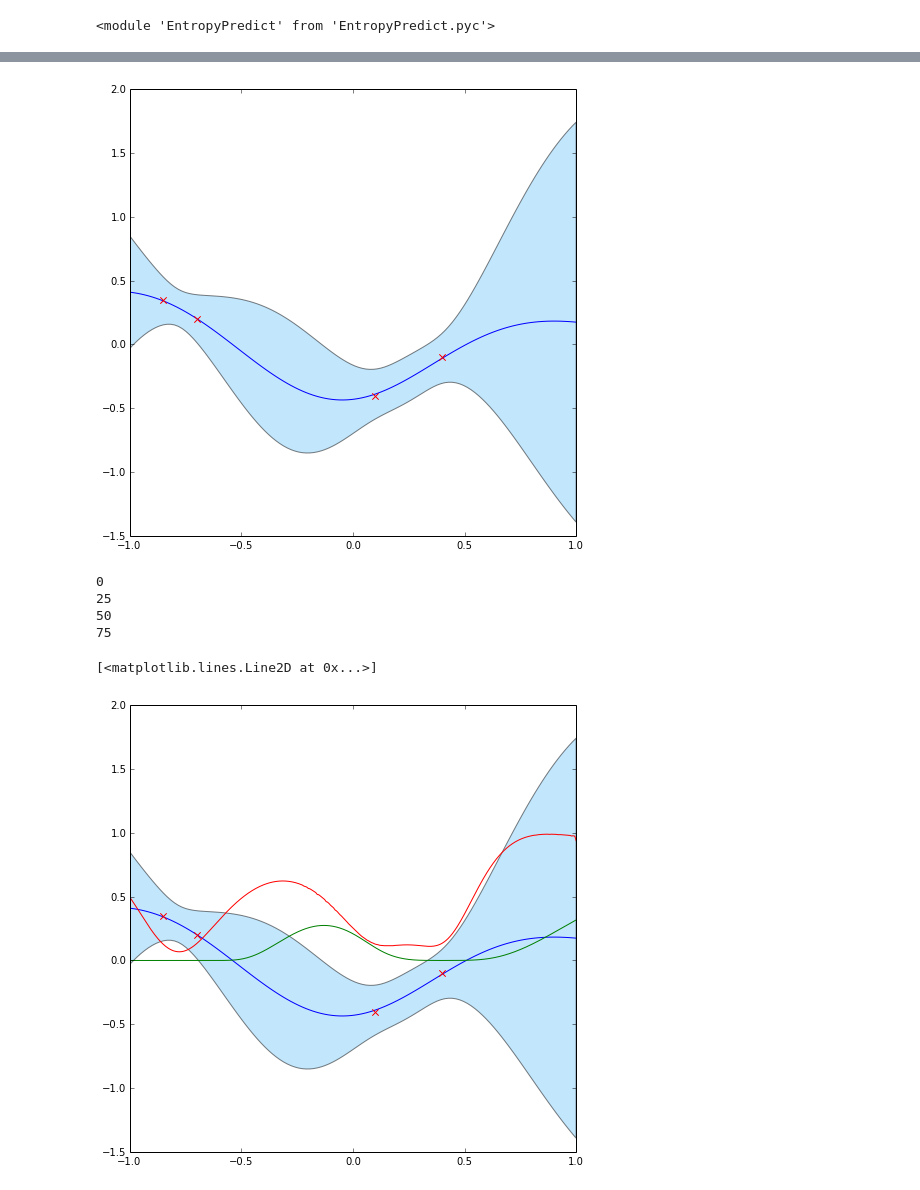
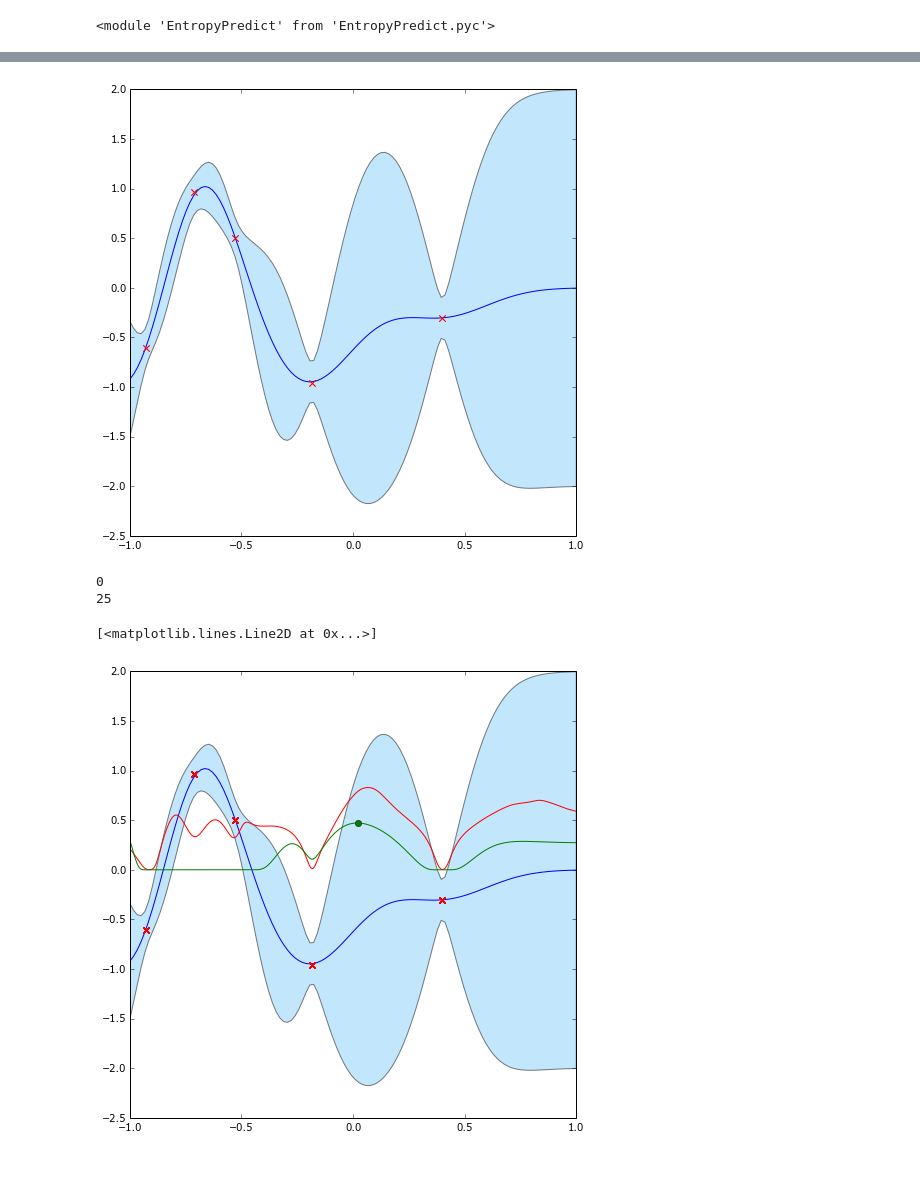
Before and after one commit to markm541374/ES, a Jupyter notebook: search.ipynb, the cells around one changed output, grey strips where cells are left out. Saved outputs shown, nothing was run; the diff lists cells and outputs as text; code cells hidden in the pictures.

Commit message:
building u p the search functionality

```diff
--- a/search.ipynb
+++ b/search.ipynb
@@ -13,3 +13,19 @@ import EntropyPredict
 reload(EntropyPredict)
 # %% [output]
 <module 'EntropyPredict' from 'EntropyPredict.pyc'>
+# %%
+from scipy import interpolate
+class fgen1d():
+    def __init__(self,lower,upper,npoints,kf):
+        self.npoints=npoints
+        self.Xi=sp.matrix(sp.linspace(lower,upper,npoints)).T
+        V_p=GPd.buildKsym_d(kf,self.Xi,[[sp.NaN]]*npoints)
+        self.vpCho=spl.cholesky(V_p,lower=True)
+        print 'done'
+        return
+    def genfun(self):
+        fn = self.vpCho*sp.matrix(sp.random.normal(size=self.npoints)).T
+        f = sp.interpolate.interp1d(sp.array(self.Xi).flatten(),sp.array(fn).flatten())
+        return f
+kf = GPep.gen_sqexp_k_d([1.,0.2])
+ff=fgen1d(-1,1,1001,kf)
@@ -15,0 +34,4 @@ reload(EntropyPredict)
+# %%
+f=ff.genfun()
+plt.plot(sp.linspace(-1,1,100),map(f,sp.linspace(-1,1,100)))
+#print ff.vpCho.shape
@@ -16,28 +41,29 @@ reload(EntropyPredict)
 # %%
-kf = GPep.gen_sqexp_k_d([1.,0.5])
-
-Xo=sp.matrix([[-0.85],[-0.7],[0.1],[0.4]])
-Yo=sp.matrix([[0.35],[0.2],[-0.4],[-0.1]])
-So=sp.matrix([[0.01],[0.01],[0.01],[0.01]])
-Do=[[sp.NaN],[sp.NaN],[sp.NaN],[sp.NaN]]
+n_init=5
+x=sp.random.uniform(-1,1,n_init)
+y=map(f,x)+sp.random.normal(scale=0.1,size=n_init)
+Xo=sp.matrix(x).T
+Yo=sp.matrix(y).T
+So=sp.matrix([[0.01]]*n_init)
+Do=[[sp.NaN]]*n_init
 g1=GPd.GPcore(Xo,Yo,So,Do,kf)
 a=GPd.plot1(g1,[-1],[1])
 # %% [output]
-[figure, old version]
+[figure, new version]
 # %%
-Xi=sp.linspace(-1,1,701)
+Xi=sp.linspace(-1,1,401)
+#Xi=[0,12]
 Si=[0.01]
-H=EntropyPredict.predict_1dfixk([Xo,Yo,So,Do],kf,Xi,Si,nd=100)
-EI=EntropyPredict.EI_1dfixk([Xo,Yo,So,Do],kf,Xi,-0.4)
+H=EntropyPredict.predict_1dfixk([Xo,Yo,So,Do],kf,Xi,Si,nd=50)
+EI=EntropyPredict.EI_1dfixk([Xo,Yo,So,Do],kf,Xi,sp.amin(Yo))
 # %% [output]
 0
 25
-50
-75
 # %%
 a=GPd.plot1(g1,[-1],[1])
 a.plot(Xi,H[:,0],'r')
 a.plot(Xi,3*EI,'g')
+a.plot(Xi[sp.argmax(EI)],3*max(EI),'go')
 # %% [output]
 [<matplotlib.lines.Line2D at 0x...>]
-[figure, old version]
+[figure, new version]
```
Also changed, not shown: parts of 7 cells of this notebook, 1 other file.
